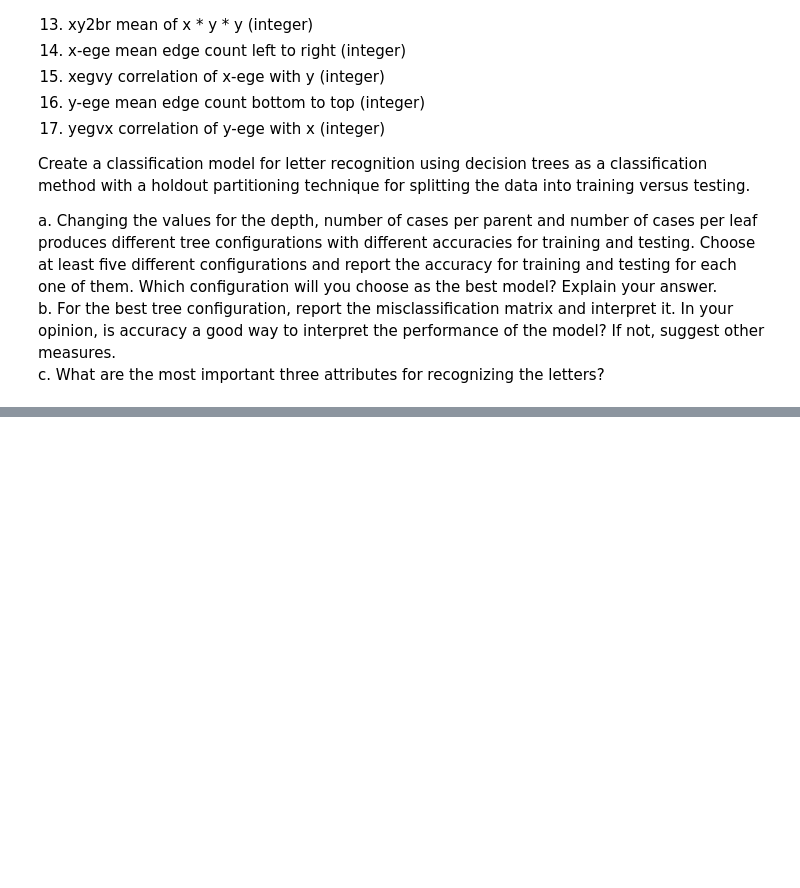
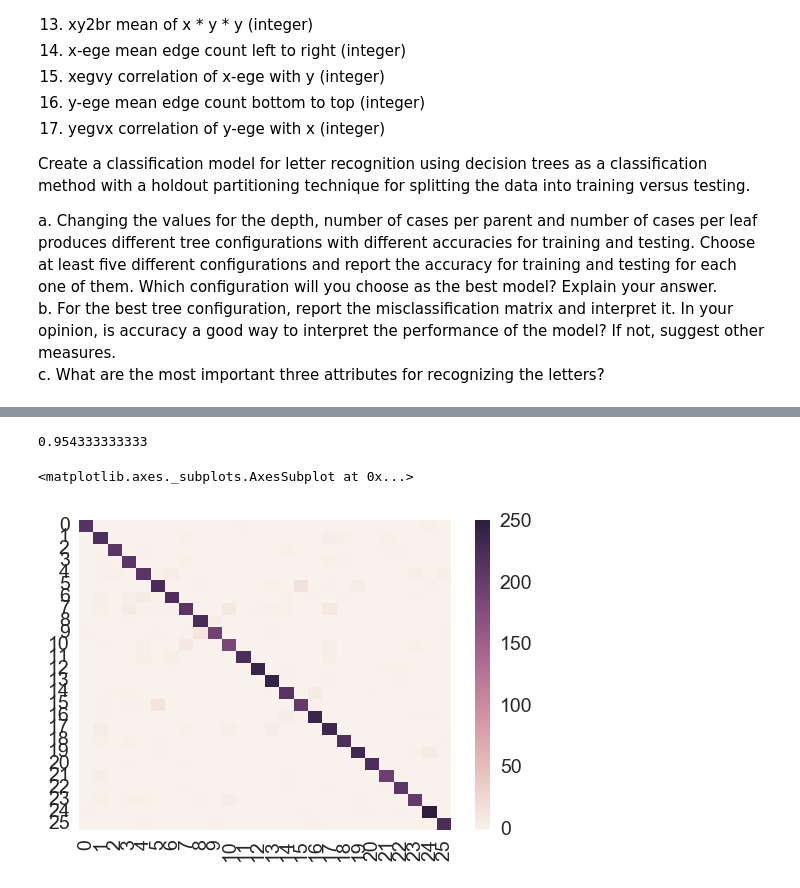
Before and after one commit to PixarJunkie/fundamentals-of-data-science, a Jupyter notebook: notebooks/assignment-4.ipynb, the cells around one changed output, grey strips where cells are left out. Saved outputs shown, nothing was run; the diff lists cells and outputs as text; code cells hidden in the pictures; blank space fills up the shorter version.

```diff
--- a/notebooks/assignment-4.ipynb
+++ b/notebooks/assignment-4.ipynb
@@ -47,0 +181,16 @@ sled_df.head()
+# %%
+#Base KNN
+knn = KNeighborsClassifier()
+
+#Params to pass to classification model
+params = {'n_neighbors': [1, 3, 5, 7], 'weights': ['uniform', 'distance']}
+
+#Classification model
+knn_clf = grid_search.GridSearchCV(knn, param_grid = params)
+knn_clf = knn_clf.fit(X = X_train, y = labels)
+
+predictions = knn_clf.predict(X_test)
+
+results_df = grid_scores_to_df(knn_clf.grid_scores_).sort_values(by = ['score'], ascending = False)
+
+results_df.head()
@@ -47,0 +204,11 @@ sled_df.head()
+# %%
+k = [1, 3, 5, 7]
+
+for n in k:
+    knn = KNeighborsClassifier(n_neighbors = n, weights = 'distance')
+    knn.fit(X_train, y_train)
+    prediction = knn.predict(X_test)
+
+    print('k = %d: ' %(n) + 'accuracy: ' + str(accuracy_score(y_test, predictions)))
+    print('k = %d: ' %(n) + 'mertics:')
+    print(str(classification_report(y_test, predictions)))
@@ -47,0 +233,18 @@ sled_df.head()
+# %%
+#KNN with best configuration
+knn = KNeighborsClassifier(n_neighbors = 3, weights = 'distance')
+knn.fit(X_train, y_train)
+
+#KNN predictions
+predictions = knn.predict(X_test)
+
+#Confusion matrix plot
+
+print(accuracy_score(y_test, predictions))
+
+conf_arr = confusion_matrix(y_test, predictions)
+sns.heatmap(conf_arr)
+# %% [output]
+0.954333333333
+<matplotlib.axes._subplots.AxesSubplot at 0x...>
+[figure, added]
```
Also changed, not shown: parts of 18 cells of this notebook, 3 other files.
